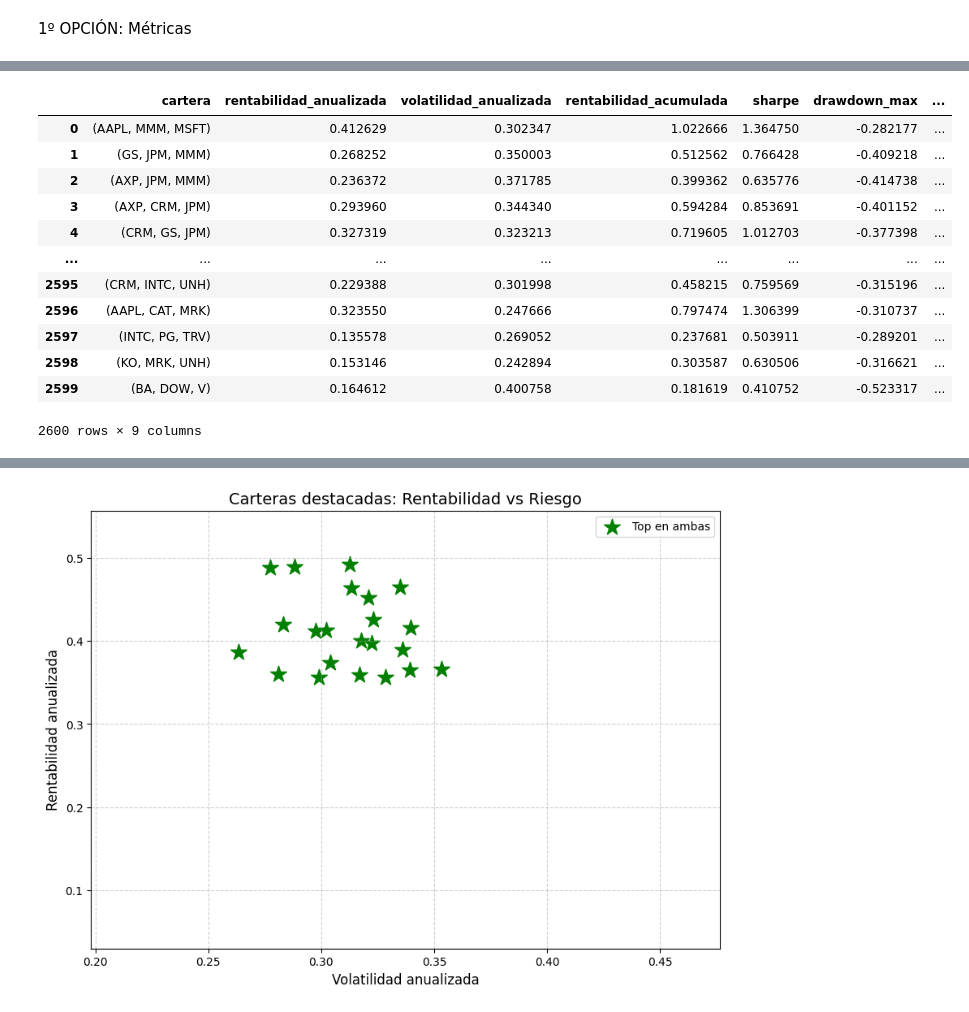
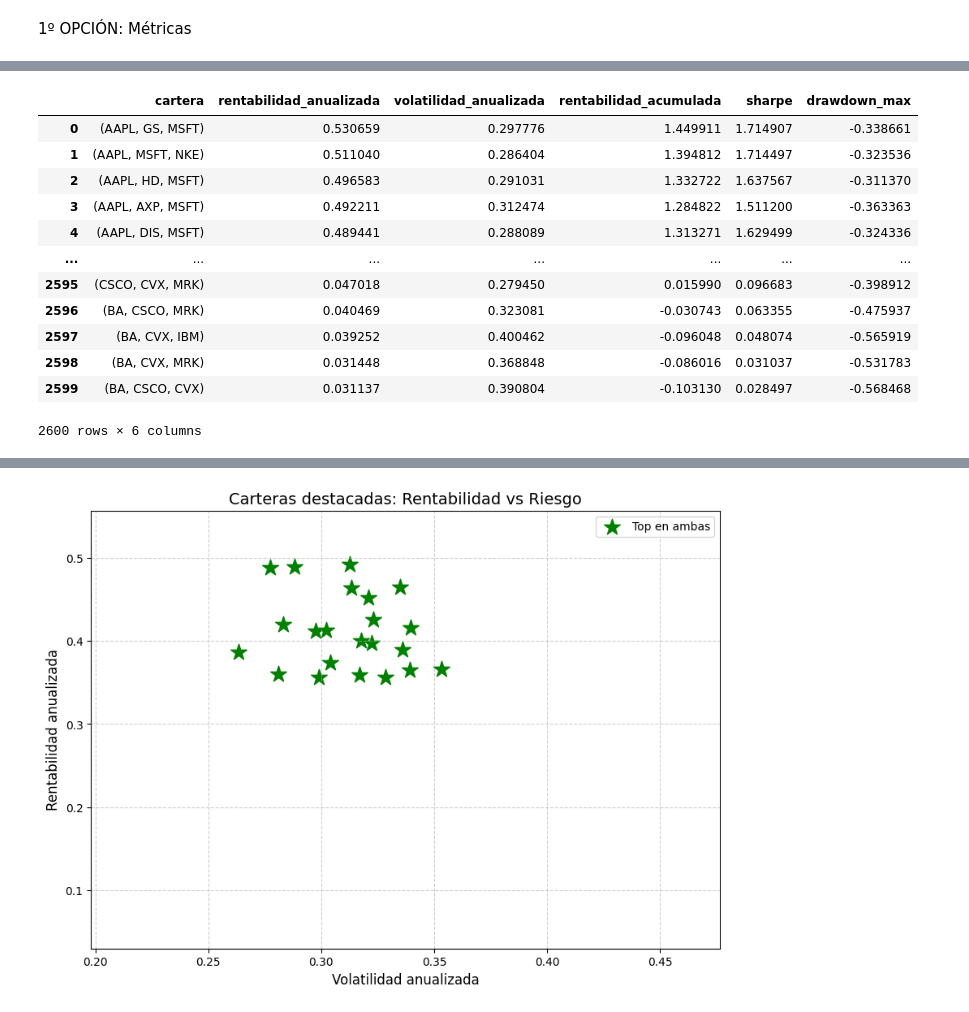
Before and after one commit to LanderAgirre/Reto_09_Azul_Oscuro, a Jupyter notebook: 4.Selección_Cartera2.ipynb, the cells around one changed output, grey strips where cells are left out. Drawn from its saved outputs; the diff is of its cells as text; code cells hidden in the pictures.

```diff
--- a/4.Selección_Cartera2.ipynb
+++ b/4.Selección_Cartera2.ipynb
@@ -75,20 +49,53 @@ def generar_carteras(df_precios, risk_free_rate=0.0):
+# %%
+def cartera_simple(df_precios, risk_free_rate=0.0):
+    returns = df_precios.pct_change().dropna()
+    cov_anual = returns.cov() * 252
+    resultados = []
+    combinaciones = list(itertools.combinations(df_precios.columns, 3))
+    for activos in combinaciones:
+        pesos = np.array([1/3, 1/3, 1/3])
+        sub_returns = returns[list(activos)]
+        port_daily_returns = sub_returns @ pesos
+        # --- Métricas financieras ---
+        rent_diaria_media = port_daily_returns.mean()
+        rentabilidad_anualizada = (1 + rent_diaria_media) ** 252 - 1
+        sub_cov = cov_anual.loc[list(activos), list(activos)]
+        volatilidad_anualizada = np.sqrt(np.dot(pesos, np.dot(sub_cov, pesos.T)))
+        rentabilidad_acumulada = (1 + port_daily_returns).prod() - 1
+        sharpe = (rentabilidad_anualizada - risk_free_rate) / volatilidad_anualizada if volatilidad_anualizada > 0 else np.nan
+        cumulative = (1 + port_daily_returns).cumprod()
+        rolling_max = cumulative.cummax()
+        drawdown = (cumulative - rolling_max) / rolling_max
+        max_dd = drawdown.min()
+        resultados.append({
+            'cartera': activos,
+            'rentabilidad_anualizada': float(rentabilidad_anualizada),
+            'volatilidad_anualizada': float(volatilidad_anualizada),
+            'rentabilidad_acumulada': float(rentabilidad_acumulada),
+            'sharpe': float(sharpe),
+            'drawdown_max': float(max_dd)})
+    df_resultados = pd.DataFrame(resultados)
+    df_resultados = df_resultados.sort_values(
+        by=['rentabilidad_anualizada', 'volatilidad_anualizada'],
+        ascending=[False, False]).reset_index(drop=True)
+    return df_resultados
 # %%
-carteras = generar_carteras(df_ajustado)
+cartera_simple = cartera_simple(df_ajustado,0.02)
 # %%
-carteras
+cartera_simple
 # %% [output]
-|  | cartera | rentabilidad_anualizada | volatilidad_anualizada | rentabilidad_acumulada | sharpe | drawdown_max | ... |
-| 0 | (AAPL, MMM, MSFT) | 0.412629 | 0.302347 | 1.022666 | 1.364750 | -0.282177 | ... |
-| 1 | (GS, JPM, MMM) | 0.268252 | 0.350003 | 0.512562 | 0.766428 | -0.409218 | ... |
-| 2 | (AXP, JPM, MMM) | 0.236372 | 0.371785 | 0.399362 | 0.635776 | -0.414738 | ... |
-| 3 | (AXP, CRM, JPM) | 0.293960 | 0.344340 | 0.594284 | 0.853691 | -0.401152 | ... |
-| 4 | (CRM, GS, JPM) | 0.327319 | 0.323213 | 0.719605 | 1.012703 | -0.377398 | ... |
-| ... | ... | ... | ... | ... | ... | ... | ... |
-| 2595 | (CRM, INTC, UNH) | 0.229388 | 0.301998 | 0.458215 | 0.759569 | -0.315196 | ... |
-| 2596 | (AAPL, CAT, MRK) | 0.323550 | 0.247666 | 0.797474 | 1.306399 | -0.310737 | ... |
-| 2597 | (INTC, PG, TRV) | 0.135578 | 0.269052 | 0.237681 | 0.503911 | -0.289201 | ... |
-| 2598 | (KO, MRK, UNH) | 0.153146 | 0.242894 | 0.303587 | 0.630506 | -0.316621 | ... |
-| 2599 | (BA, DOW, V) | 0.164612 | 0.400758 | 0.181619 | 0.410752 | -0.523317 | ... |
+|  | cartera | rentabilidad_anualizada | volatilidad_anualizada | rentabilidad_acumulada | sharpe | drawdown_max |
+| 0 | (AAPL, GS, MSFT) | 0.530659 | 0.297776 | 1.449911 | 1.714907 | -0.338661 |
+| 1 | (AAPL, MSFT, NKE) | 0.511040 | 0.286404 | 1.394812 | 1.714497 | -0.323536 |
+| 2 | (AAPL, HD, MSFT) | 0.496583 | 0.291031 | 1.332722 | 1.637567 | -0.311370 |
+| 3 | (AAPL, AXP, MSFT) | 0.492211 | 0.312474 | 1.284822 | 1.511200 | -0.363363 |
+| 4 | (AAPL, DIS, MSFT) | 0.489441 | 0.288089 | 1.313271 | 1.629499 | -0.324336 |
+| ... | ... | ... | ... | ... | ... | ... |
+| 2595 | (CSCO, CVX, MRK) | 0.047018 | 0.279450 | 0.015990 | 0.096683 | -0.398912 |
+| 2596 | (BA, CSCO, MRK) | 0.040469 | 0.323081 | -0.030743 | 0.063355 | -0.475937 |
+| 2597 | (BA, CVX, IBM) | 0.039252 | 0.400462 | -0.096048 | 0.048074 | -0.565919 |
+| 2598 | (BA, CVX, MRK) | 0.031448 | 0.368848 | -0.086016 | 0.031037 | -0.531783 |
+| 2599 | (BA, CSCO, CVX) | 0.031137 | 0.390804 | -0.103130 | 0.028497 | -0.568468 |
-2600 rows × 9 columns
+2600 rows × 6 columns
 # %%
 import matplotlib.pyplot as plt
```
Also changed, not shown: parts of 13 cells of this notebook.
